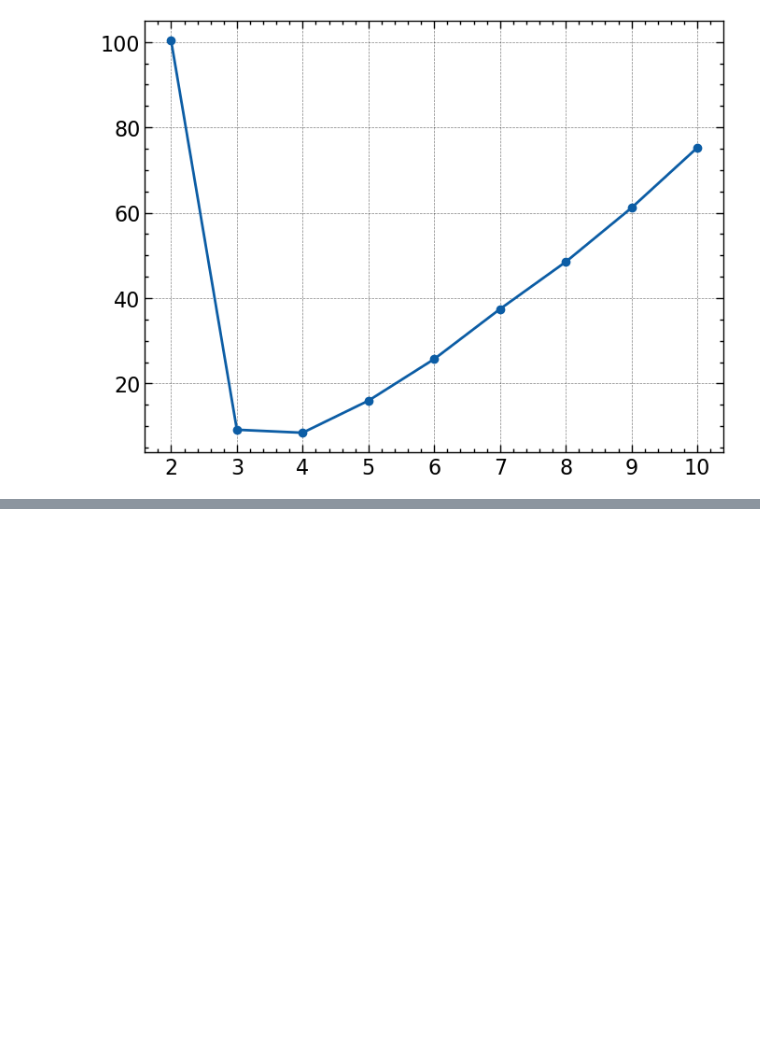
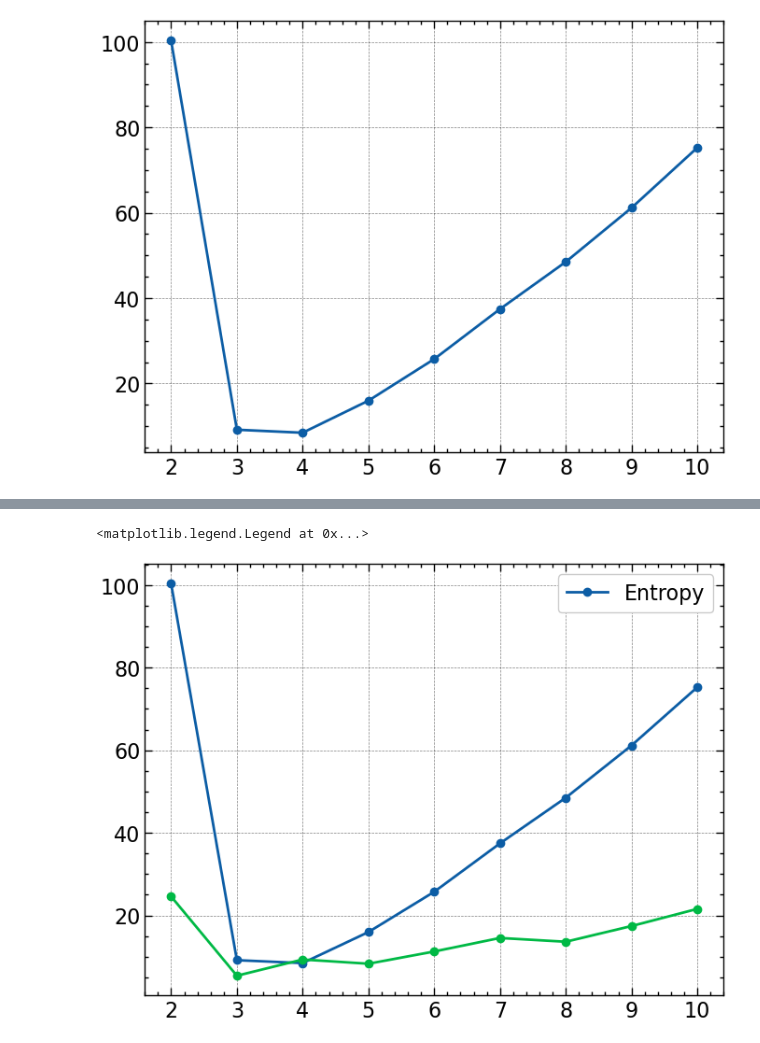
Before and after one commit to zafeirian/Computational-Quantum-Physics, a Jupyter notebook: YFY201-2025-PR1/Final.ipynb, the cells around one changed output, grey strips where cells are left out. Drawn from its saved outputs; the diff is of its cells as text; code cells hidden in the pictures; blank space fills up the shorter version.

```diff
--- a/YFY201-2025-PR1/Final.ipynb
+++ b/YFY201-2025-PR1/Final.ipynb
@@ -104,7 +158,8 @@ def information(datapack, electronic_structure_data, Z):
 datapack = pd.read_excel('df.xlsx')
 electronic_structure_data = pd.read_excel('electronic_structures.xlsx')
 # %%
-s = np.zeros([9,6])
+s = np.zeros([9,7]) # Storing
 for i in range(9):
-    s[i] = information(datapack,electronic_structure_data, i+2)
+    s[i] = int(i+2)
+    s[i, 1:] = information(datapack,electronic_structure_data, i+2)
 # %%
@@ -143,3 +193,6 @@ plt.show()
 [figure]
 [figure]
 [figure]
+# %%
+ion_pot = pd.read_excel('ion_pot.xlsx')
+ion_pot.head()
@@ -145,0 +206,7 @@ plt.show()
+# %%
+plt.plot(z,s[:,-1],'o-',label='Entropy')
+plt.plot(z,ion_pot['IonEn(eV)'],'o-')
+plt.legend()
+# %% [output]
+<matplotlib.legend.Legend at 0x...>
+[figure, added]
```
Also changed, not shown: parts of 5 cells of this notebook.
